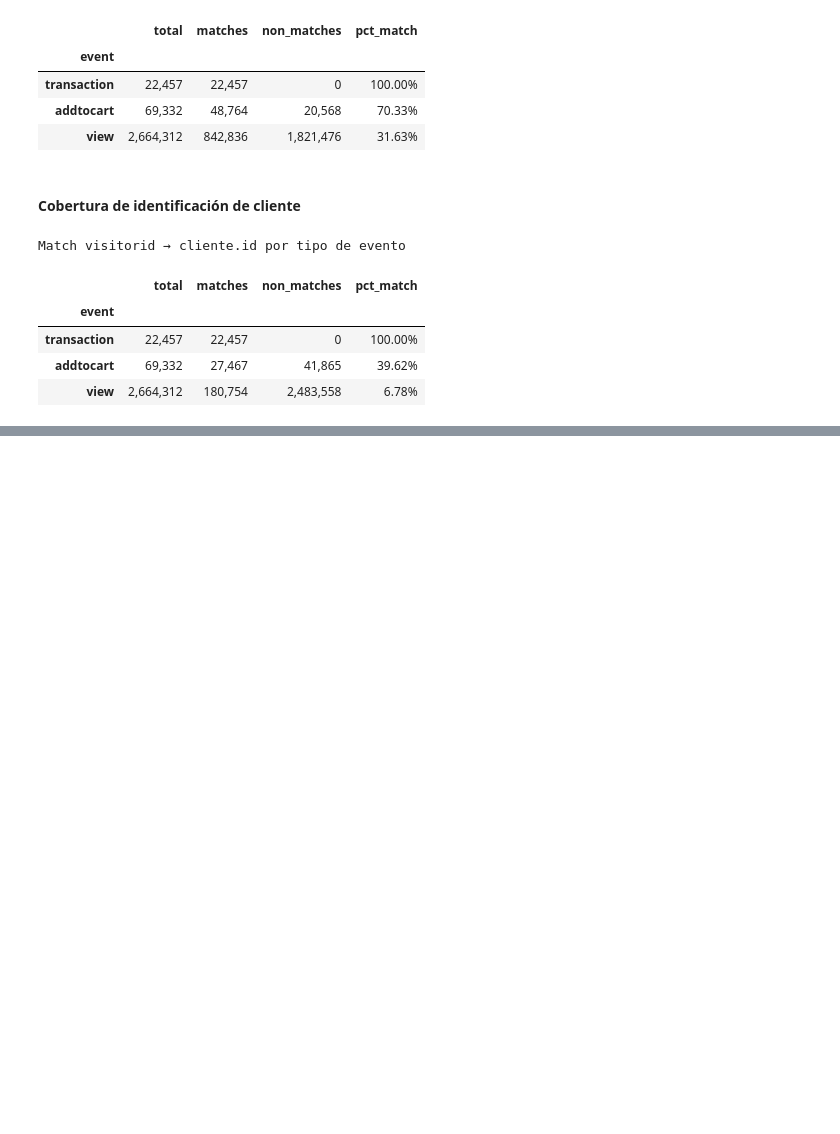
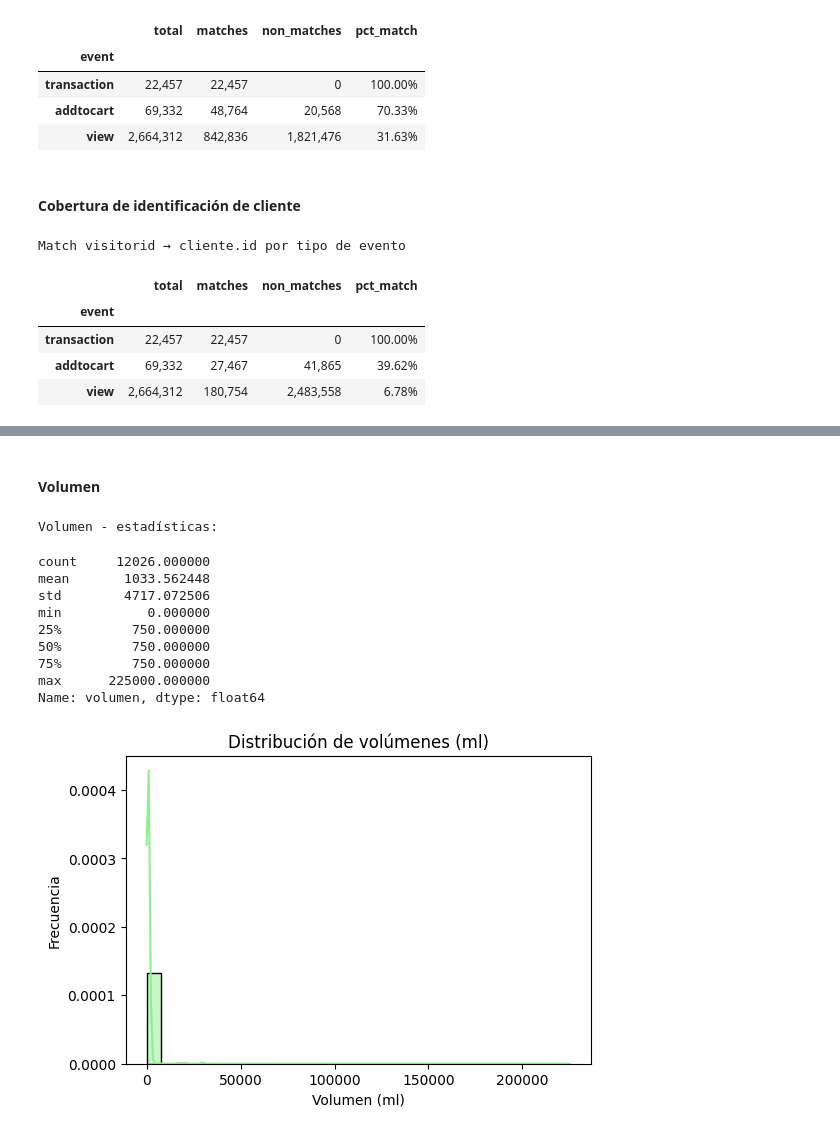
Before and after one commit to LeivaDiego/MLOps-Lab2, a Jupyter notebook: data_understanding.ipynb, the cells around one changed output, grey strips where cells are left out. Saved outputs shown, nothing was run; the diff lists cells and outputs as text; code cells hidden in the pictures; blank space fills up the shorter version.

```diff
--- a/data_understanding.ipynb
+++ b/data_understanding.ipynb
@@ -410,0 +444,29 @@ Match visitorid → cliente.id por tipo de evento
+# %% [markdown]
+#### Volumen
+# %%
+# Preprocesamiento
+df_producto["volumen"] = pd.to_numeric(df_producto["volumen"], errors="coerce")
+
+# Estadísticas
+print("Volumen - estadísticas:")
+display(df_producto["volumen"].describe())
+
+# Gráfico
+plt.figure(figsize=(6,4))
+sns.histplot(df_producto["volumen"].dropna(), bins=30, kde=True, stat="density", color="lightgreen", edgecolor="black")
+plt.title("Distribución de volúmenes (ml)")
+plt.xlabel("Volumen (ml)")
+plt.ylabel("Frecuencia")
+plt.show()
+# %% [output]
+Volumen - estadísticas:
+count     12026.000000
+mean       1033.562448
+std        4717.072506
+min           0.000000
+25%         750.000000
+50%         750.000000
+75%         750.000000
+max      225000.000000
+Name: volumen, dtype: float64
+[figure, added]
```
Also changed, not shown: parts of 22 cells of this notebook.
